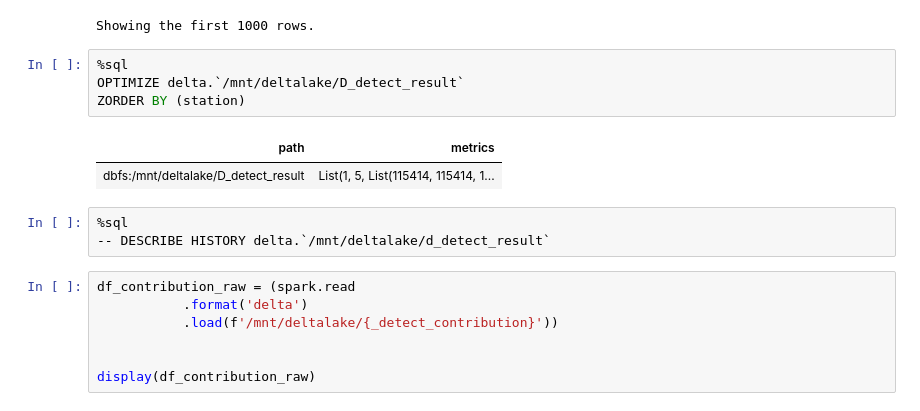
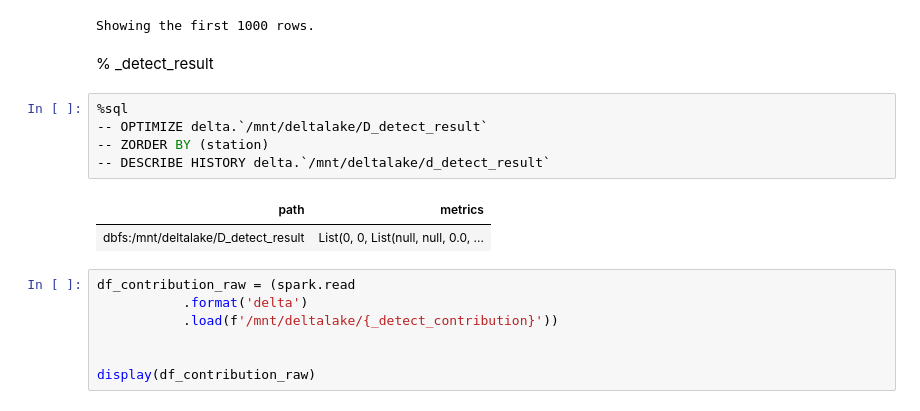
Before and after one commit to a93701011/anomaly-detection-multivariance, a Jupyter notebook: databricks/multivariance-detect-final.ipynb, the cells around one changed output. Cells and saved outputs as stored; diff of their text form.

```diff
--- a/databricks/multivariance-detect-final.ipynb
+++ b/databricks/multivariance-detect-final.ipynb
@@ -397,16 +357,17 @@ display(df_raw)
 | f1ded164dd22c40b8281 | D21 | 2021-01-06 | 0.32405388355255127 | 0.5568159222602844 | true |
 | f1ded164dd22c40b8281 | D21 | 2021-01-07 | 0.4117141664028168 | 0.707440972328186 | true |
 Showing the first 1000 rows.
+# %% [markdown]
+%
+_detect_result
 # %%
 %sql
-OPTIMIZE delta.`/mnt/deltalake/D_detect_result`
-ZORDER BY (station)
+-- OPTIMIZE delta.`/mnt/deltalake/D_detect_result`
+-- ZORDER BY (station)
+-- DESCRIBE HISTORY delta.`/mnt/deltalake/d_detect_result`
 # %% [output]
 | path | metrics |
-| dbfs:/mnt/deltalake/D_detect_result | List(1, 5, List(115414, 115414, 1... |
+| dbfs:/mnt/deltalake/D_detect_result | List(0, 0, List(null, null, 0.0, ... |
-# %%
-%sql
--- DESCRIBE HISTORY delta.`/mnt/deltalake/d_detect_result`
 # %%
 df_contribution_raw = (spark.read
            .format('delta')
```
Also changed, not shown: parts of 9 cells of this notebook, 1 other file.
